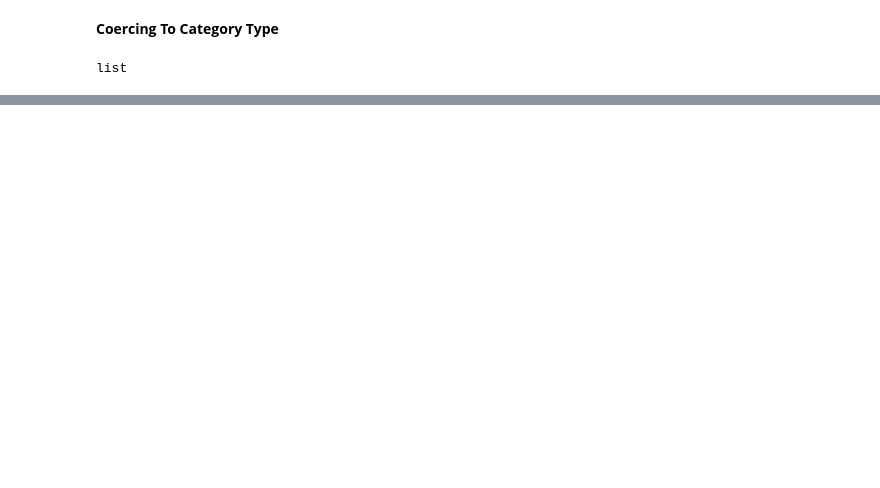
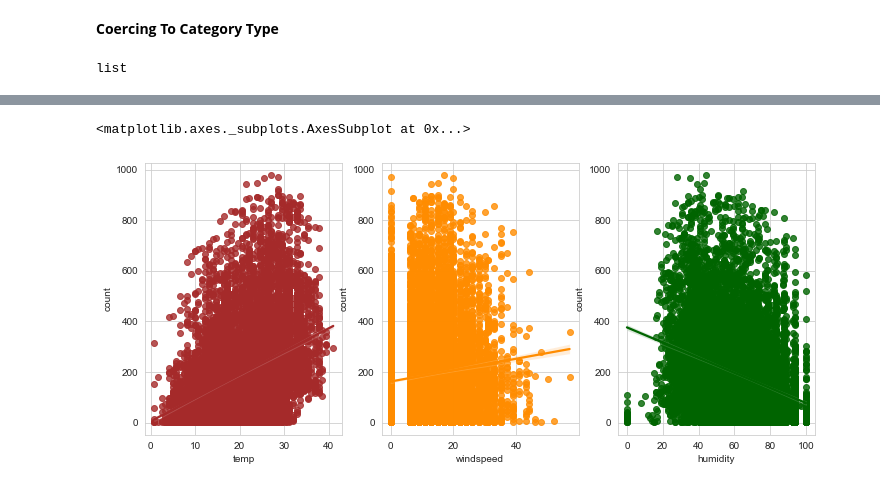
Before and after one commit to hogoood/kagglestruggle, a Jupyter notebook: Bike Sharing Demand (EDA & Ensemble Model).ipynb, the cells around one changed output, grey strips where cells are left out. Drawn from its saved outputs; the diff is of its cells as text; code cells hidden in the pictures; blank space fills up the shorter version.

```diff
--- a/Bike Sharing Demand (EDA & Ensemble Model).ipynb
+++ b/Bike Sharing Demand (EDA & Ensemble Model).ipynb
@@ -133,0 +236,9 @@ list
+# %%
+fig, (ax1, ax2, ax3) = plt.subplots(ncols = 3)
+fig.set_size_inches(12, 5)
+sn.regplot(x = "temp", y = "count", data = dailyData, ax = ax1, color = "brown")
+sn.regplot(x = "windspeed", y = "count", data = dailyData, ax = ax2, color = "darkorange")
+sn.regplot(x = "humidity", y = "count", data = dailyData, ax = ax3, color = "darkgreen")
+# %% [output]
+<matplotlib.axes._subplots.AxesSubplot at 0x...>
+[figure, added]
```
Also changed, not shown: parts of 20 cells of this notebook.
